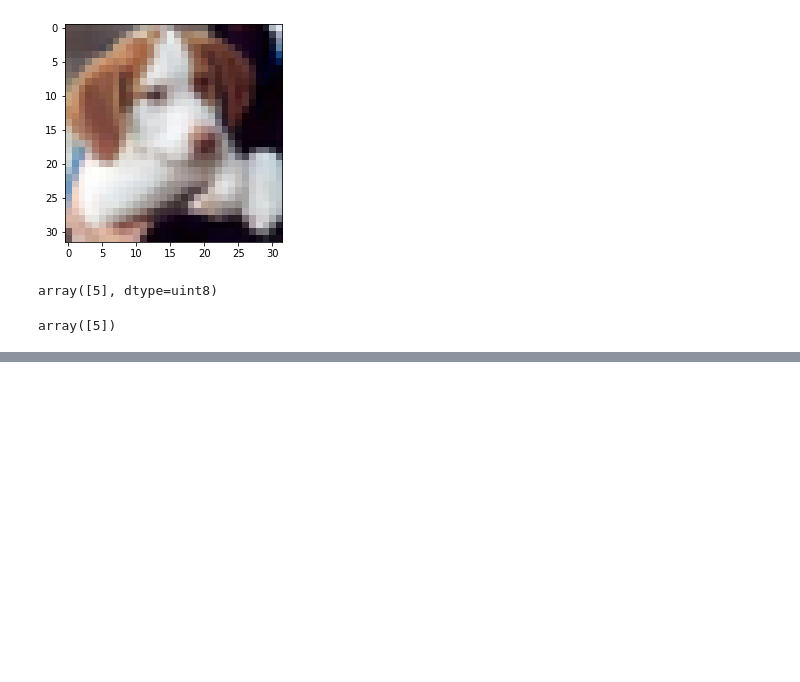
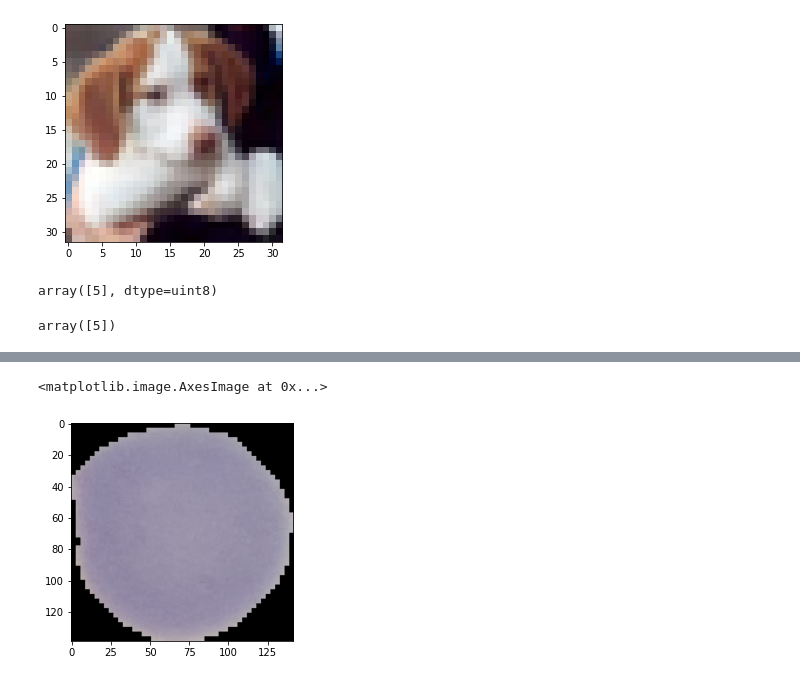
Before and after one commit to Dimisz/tensorflow_lectures, a Jupyter notebook: CNN_lecture.ipynb, the cells around one changed output, grey strips where cells are left out. Cells and saved outputs as stored; diff of their text form; code cells hidden in the pictures; blank space fills up the shorter version.

```diff
--- a/CNN_lecture.ipynb
+++ b/CNN_lecture.ipynb
@@ -526,0 +667,6 @@ array([5])
+# %%
+uninfected_img = imread(uninfected_cell)
+plt.imshow(uninfected_img)
+# %% [output]
+<matplotlib.image.AxesImage at 0x...>
+[figure, added]
```
Also changed, not shown: parts of 65 cells of this notebook.
